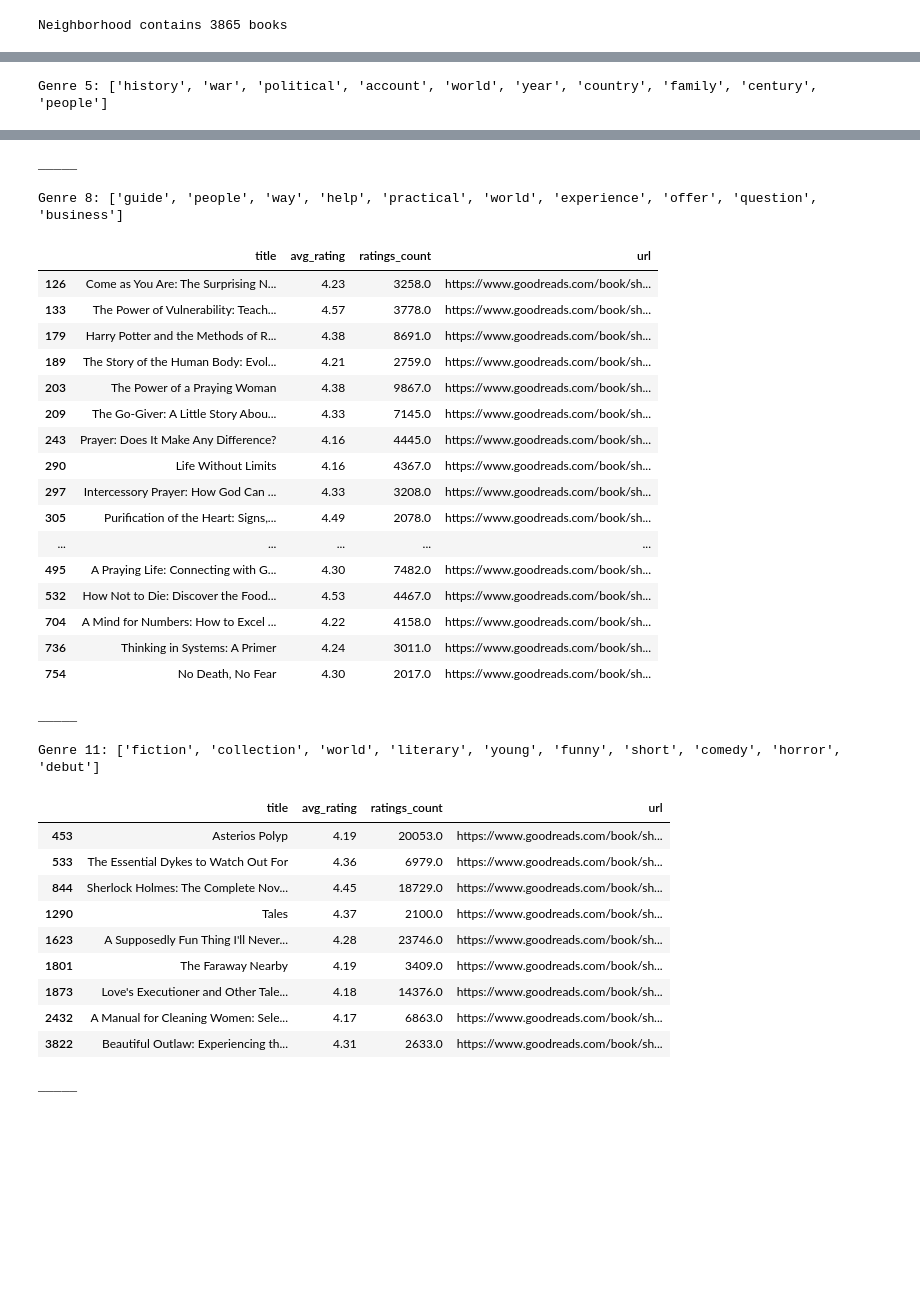
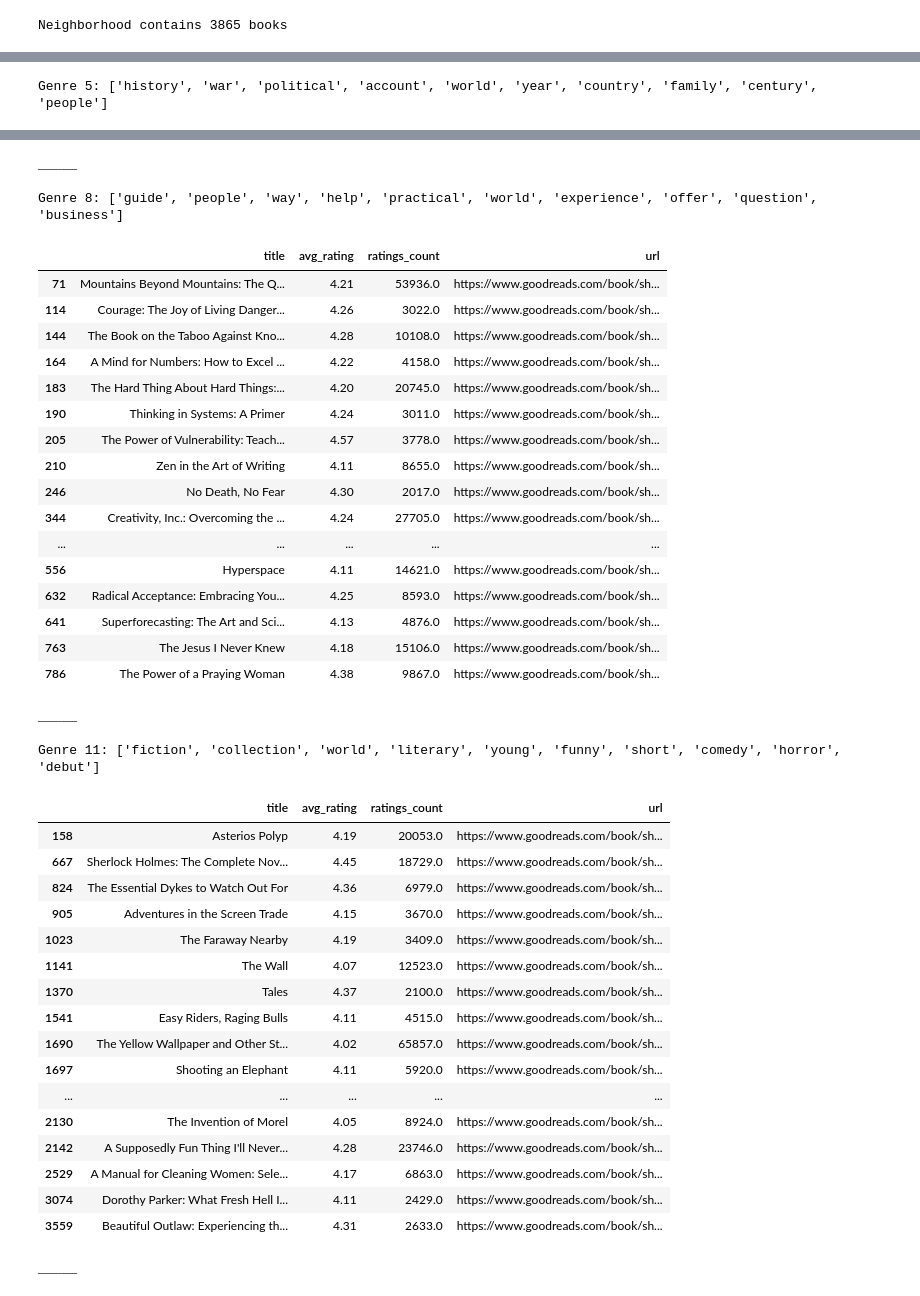
Before and after one commit to mraottth/projects, a Jupyter notebook: Goodreads Book Recommender/02_book_recommender.ipynb, the cells around one changed output, grey strips where cells are left out. Saved outputs shown, nothing was run; the diff lists cells and outputs as text; code cells hidden in the pictures; blank space fills up the shorter version.

```diff
--- a/Goodreads Book Recommender/02_book_recommender.ipynb
+++ b/Goodreads Book Recommender/02_book_recommender.ipynb
@@ -462,7 +462,8 @@ The advantage of gradient descent is that we can train the model on nonzero rati
 #### 2.1 - Factorize User-Rating Matrix with SVD
 # %%
 # Find larger number of similar users than before to get broad pool of potentially relevant books
-svd_neighborhood_ratings, target_user_ratings = find_neighbors(1500, target, df_reviews_norm, book_index, df_books)
+svd_neighborhood_ratings, target_user_ratings = find_neighbors(
+                                                    1500, target, df_reviews_norm, book_index, df_books)
 # %%
 # Get unique users and books to slice df_reviews
 svd_neighbor_index = svd_neighborhood_ratings["uid"].unique()
@@ -710,7 +712,8 @@ _____
 ### 2.3 Matrix Factorization with Gradient Descent
 # %%
 # Find larger number of similar users than before to get broad pool of potentially relevant books
-gd_neighborhoodhood_ratings, target_user_ratings = find_neighbors(1000, target, df_reviews_norm, book_index, df_books)
+gd_neighborhoodhood_ratings, target_user_ratings = find_neighbors(
+                                                        1000, target, df_reviews_norm, book_index, df_books)
 
 # Get unique users and books to slice df_reviews
 gd_neighborhood_index = gd_neighborhoodhood_ratings["uid"].unique()
@@ -784,11 +787,11 @@ def matrix_factorization(R, k_components=5, steps=4000, lr=0.0002, beta=0.03, de
 # Train model and get predictions
 preds, user_embed, item_embed = matrix_factorization(
                                     R,
-                                    k_components=70,
+                                    k_components=20,
                                     lr=0.009,
-                                    beta=0.07,
+                                    beta=0.04,
                                     decay=True,
-                                    steps=8000,
+                                    steps=4000,
                                     verbose=1
                                 )
 df_preds_GD = pd.DataFrame(preds, columns=gd_neighborhood_book_index, index=gd_neighborhood_index)\
@@ -835,7 +834,7 @@ show_top_recs_by_genre(
     how="MF",
     whose_genres="target",
     n_genres=5,
-    min_score=4.15,
+    min_score=4.0,
     min_ratings=2000,
     n_recs=20,
     write_to_excel=False
@@ -903,34 +901,41 @@ Genre 17: ['alien', 'planet', 'world', 'human', 'ship', 'space', 'war', 'crew',
 _____
 
 Genre 8: ['guide', 'people', 'way', 'help', 'practical', 'world', 'experience', 'offer', 'question', 'business']
 |  | title | avg_rating | ratings_count | url |
-| 126 | Come as You Are: The Surprising N... | 4.23 | 3258.0 | https://www.goodreads.com/book/sh... |
-| 133 | The Power of Vulnerability: Teach... | 4.57 | 3778.0 | https://www.goodreads.com/book/sh... |
-| 179 | Harry Potter and the Methods of R... | 4.38 | 8691.0 | https://www.goodreads.com/book/sh... |
-| 189 | The Story of the Human Body: Evol... | 4.21 | 2759.0 | https://www.goodreads.com/book/sh... |
-| 203 | The Power of a Praying Woman | 4.38 | 9867.0 | https://www.goodreads.com/book/sh... |
-| 209 | The Go-Giver: A Little Story Abou... | 4.33 | 7145.0 | https://www.goodreads.com/book/sh... |
-| 243 | Prayer: Does It Make Any Difference? | 4.16 | 4445.0 | https://www.goodreads.com/book/sh... |
-| 290 | Life Without Limits | 4.16 | 4367.0 | https://www.goodreads.com/book/sh... |
-| 297 | Intercessory Prayer: How God Can ... | 4.33 | 3208.0 | https://www.goodreads.com/book/sh... |
-| 305 | Purification of the Heart: Signs,... | 4.49 | 2078.0 | https://www.goodreads.com/book/sh... |
+| 71 | Mountains Beyond Mountains: The Q... | 4.21 | 53936.0 | https://www.goodreads.com/book/sh... |
+| 114 | Courage: The Joy of Living Danger... | 4.26 | 3022.0 | https://www.goodreads.com/book/sh... |
+| 144 | The Book on the Taboo Against Kno... | 4.28 | 10108.0 | https://www.goodreads.com/book/sh... |
+| 164 | A Mind for Numbers: How to Excel ... | 4.22 | 4158.0 | https://www.goodreads.com/book/sh... |
+| 183 | The Hard Thing About Hard Things:... | 4.20 | 20745.0 | https://www.goodreads.com/book/sh... |
+| 190 | Thinking in Systems: A Primer | 4.24 | 3011.0 | https://www.goodreads.com/book/sh... |
+| 205 | The Power of Vulnerability: Teach... | 4.57 | 3778.0 | https://www.goodreads.com/book/sh... |
+| 210 | Zen in the Art of Writing | 4.11 | 8655.0 | https://www.goodreads.com/book/sh... |
+| 246 | No Death, No Fear | 4.30 | 2017.0 | https://www.goodreads.com/book/sh... |
+| 344 | Creativity, Inc.: Overcoming the ... | 4.24 | 27705.0 | https://www.goodreads.com/book/sh... |
 | ... | ... | ... | ... | ... |
-| 495 | A Praying Life: Connecting with G... | 4.30 | 7482.0 | https://www.goodreads.com/book/sh... |
-| 532 | How Not to Die: Discover the Food... | 4.53 | 4467.0 | https://www.goodreads.com/book/sh... |
-| 704 | A Mind for Numbers: How to Excel ... | 4.22 | 4158.0 | https://www.goodreads.com/book/sh... |
-| 736 | Thinking in Systems: A Primer | 4.24 | 3011.0 | https://www.goodreads.com/book/sh... |
-| 754 | No Death, No Fear | 4.30 | 2017.0 | https://www.goodreads.com/book/sh... |
+| 556 | Hyperspace | 4.11 | 14621.0 | https://www.goodreads.com/book/sh... |
+| 632 | Radical Acceptance: Embracing You... | 4.25 | 8593.0 | https://www.goodreads.com/book/sh... |
+| 641 | Superforecasting: The Art and Sci... | 4.13 | 4876.0 | https://www.goodreads.com/book/sh... |
+| 763 | The Jesus I Never Knew | 4.18 | 15106.0 | https://www.goodreads.com/book/sh... |
+| 786 | The Power of a Praying Woman | 4.38 | 9867.0 | https://www.goodreads.com/book/sh... |
 _____
 
 Genre 11: ['fiction', 'collection', 'world', 'literary', 'young', 'funny', 'short', 'comedy', 'horror', 'debut']
 |  | title | avg_rating | ratings_count | url |
-| 453 | Asterios Polyp | 4.19 | 20053.0 | https://www.goodreads.com/book/sh... |
-| 533 | The Essential Dykes to Watch Out For | 4.36 | 6979.0 | https://www.goodreads.com/book/sh... |
-| 844 | Sherlock Holmes: The Complete Nov... | 4.45 | 18729.0 | https://www.goodreads.com/book/sh... |
-| 1290 | Tales | 4.37 | 2100.0 | https://www.goodreads.com/book/sh... |
-| 1623 | A Supposedly Fun Thing I'll Never... | 4.28 | 23746.0 | https://www.goodreads.com/book/sh... |
-| 1801 | The Faraway Nearby | 4.19 | 3409.0 | https://www.goodreads.com/book/sh... |
-| 1873 | Love's Executioner and Other Tale... | 4.18 | 14376.0 | https://www.goodreads.com/book/sh... |
-| 2432 | A Manual for Cleaning Women: Sele... | 4.17 | 6863.0 | https://www.goodreads.com/book/sh... |
-| 3822 | Beautiful Outlaw: Experiencing th... | 4.31 | 2633.0 | https://www.goodreads.com/book/sh... |
+| 158 | Asterios Polyp | 4.19 | 20053.0 | https://www.goodreads.com/book/sh... |
+| 667 | Sherlock Holmes: The Complete Nov... | 4.45 | 18729.0 | https://www.goodreads.com/book/sh... |
+| 824 | The Essential Dykes to Watch Out For | 4.36 | 6979.0 | https://www.goodreads.com/book/sh... |
+| 905 | Adventures in the Screen Trade | 4.15 | 3670.0 | https://www.goodreads.com/book/sh... |
+| 1023 | The Faraway Nearby | 4.19 | 3409.0 | https://www.goodreads.com/book/sh... |
+| 1141 | The Wall | 4.07 | 12523.0 | https://www.goodreads.com/book/sh... |
+| 1370 | Tales | 4.37 | 2100.0 | https://www.goodreads.com/book/sh... |
+| 1541 | Easy Riders, Raging Bulls | 4.11 | 4515.0 | https://www.goodreads.com/book/sh... |
+| 1690 | The Yellow Wallpaper and Other St... | 4.02 | 65857.0 | https://www.goodreads.com/book/sh... |
+| 1697 | Shooting an Elephant | 4.11 | 5920.0 | https://www.goodreads.com/book/sh... |
+| ... | ... | ... | ... | ... |
+| 2130 | The Invention of Morel | 4.05 | 8924.0 | https://www.goodreads.com/book/sh... |
+| 2142 | A Supposedly Fun Thing I'll Never... | 4.28 | 23746.0 | https://www.goodreads.com/book/sh... |
+| 2529 | A Manual for Cleaning Women: Sele... | 4.17 | 6863.0 | https://www.goodreads.com/book/sh... |
+| 3074 | Dorothy Parker: What Fresh Hell I... | 4.11 | 2429.0 | https://www.goodreads.com/book/sh... |
+| 3559 | Beautiful Outlaw: Experiencing th... | 4.31 | 2633.0 | https://www.goodreads.com/book/sh... |
 _____
```
Also changed, not shown: parts of 5 cells of this notebook, 1 other file.
